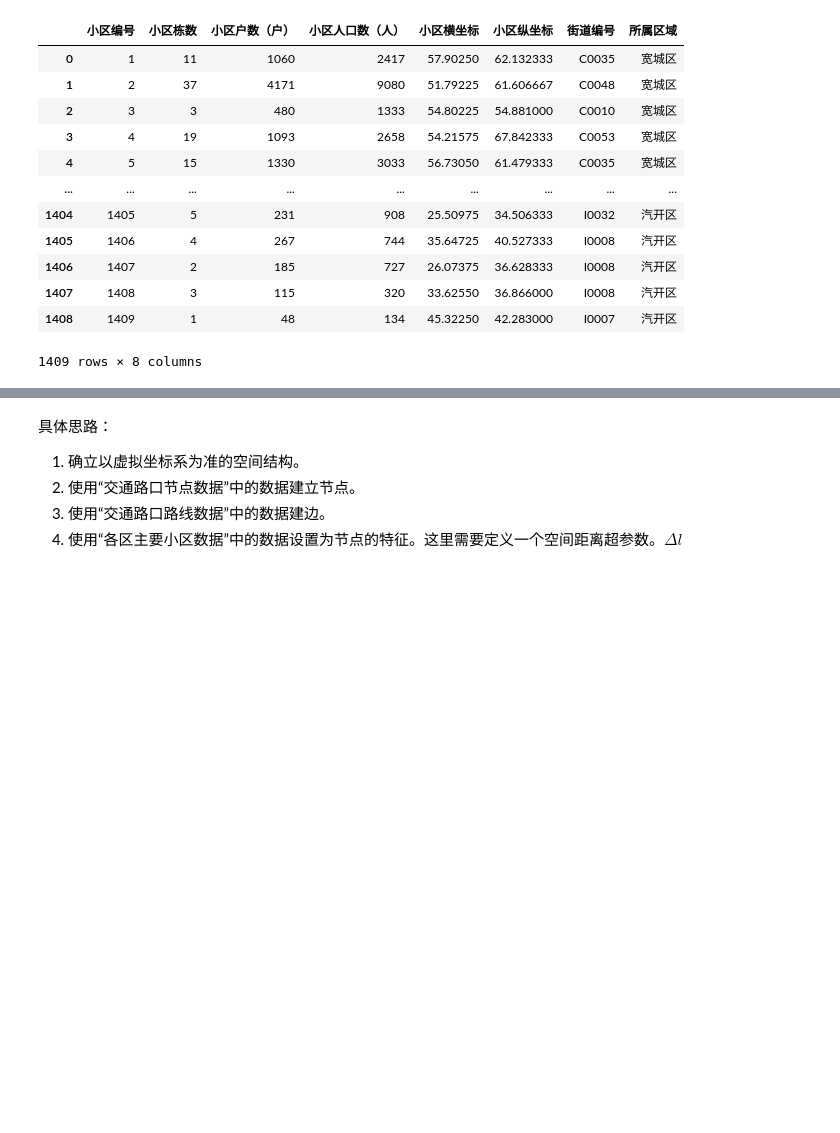
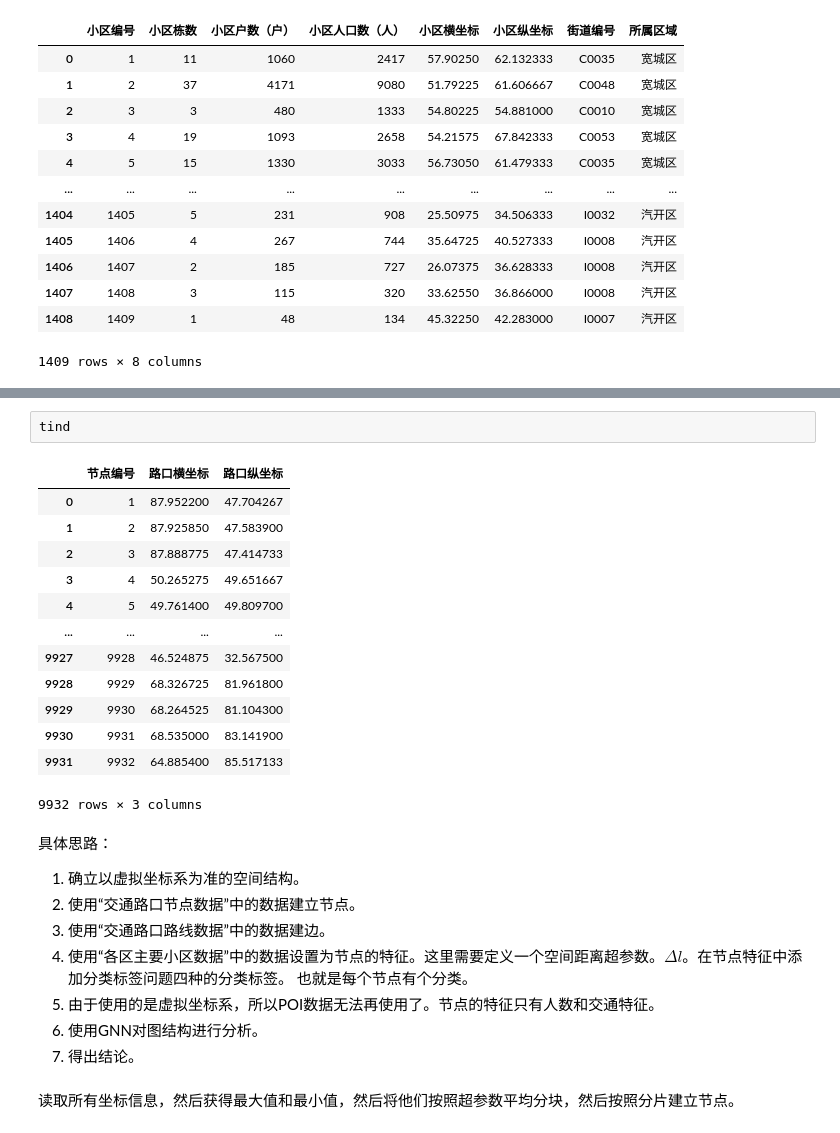
Before and after one commit to youareeverysingleday/HuaweiCupCompetition2022, a Jupyter notebook: FQuestion.ipynb, the cells around one changed output, grey strips where cells are left out. Cells and saved outputs as stored; diff of their text form; blank space fills up the shorter version.

```diff
--- a/FQuestion.ipynb
+++ b/FQuestion.ipynb
@@ -1360,6 +1350,27 @@ KeyError: 'longitude'
+# %%
+tind
+# %% [output]
+|  | 节点编号 | 路口横坐标 | 路口纵坐标 |
+| 0 | 1 | 87.952200 | 47.704267 |
+| 1 | 2 | 87.925850 | 47.583900 |
+| 2 | 3 | 87.888775 | 47.414733 |
+| 3 | 4 | 50.265275 | 49.651667 |
+| 4 | 5 | 49.761400 | 49.809700 |
+| ... | ... | ... | ... |
+| 9927 | 9928 | 46.524875 | 32.567500 |
+| 9928 | 9929 | 68.326725 | 81.961800 |
+| 9929 | 9930 | 68.264525 | 81.104300 |
+| 9930 | 9931 | 68.535000 | 83.141900 |
+| 9931 | 9932 | 64.885400 | 85.517133 |
+9932 rows × 3 columns
 # %% [markdown]
 具体思路：
 1. 确立以虚拟坐标系为准的空间结构。
 2. 使用“交通路口节点数据”中的数据建立节点。
 3. 使用“交通路口路线数据”中的数据建边。
-4. 使用“各区主要小区数据”中的数据设置为节点的特征。这里需要定义一个空间距离超参数。$\Delta l$
+4. 使用“各区主要小区数据”中的数据设置为节点的特征。这里需要定义一个空间距离超参数。$\Delta l$。在节点特征中添加分类标签问题四种的分类标签。  也就是每个节点有个分类。
+5. 由于使用的是虚拟坐标系，所以POI数据无法再使用了。节点的特征只有人数和交通特征。
+6. 使用GNN对图结构进行分析。
+7. 得出结论。
+# %% [markdown]
+读取所有坐标信息，然后获得最大值和最小值，然后将他们按照超参数平均分块，然后按照分片建立节点。
```
Also changed, not shown: parts of 30 cells of this notebook, 36 other files.
